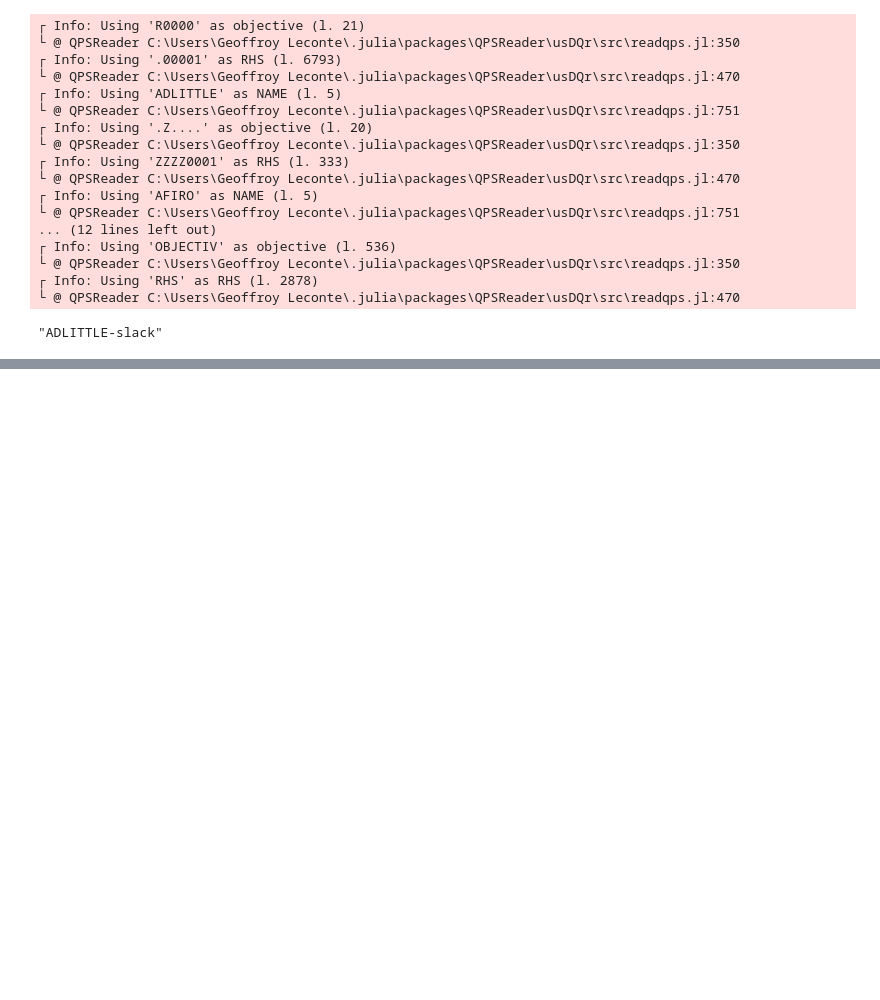
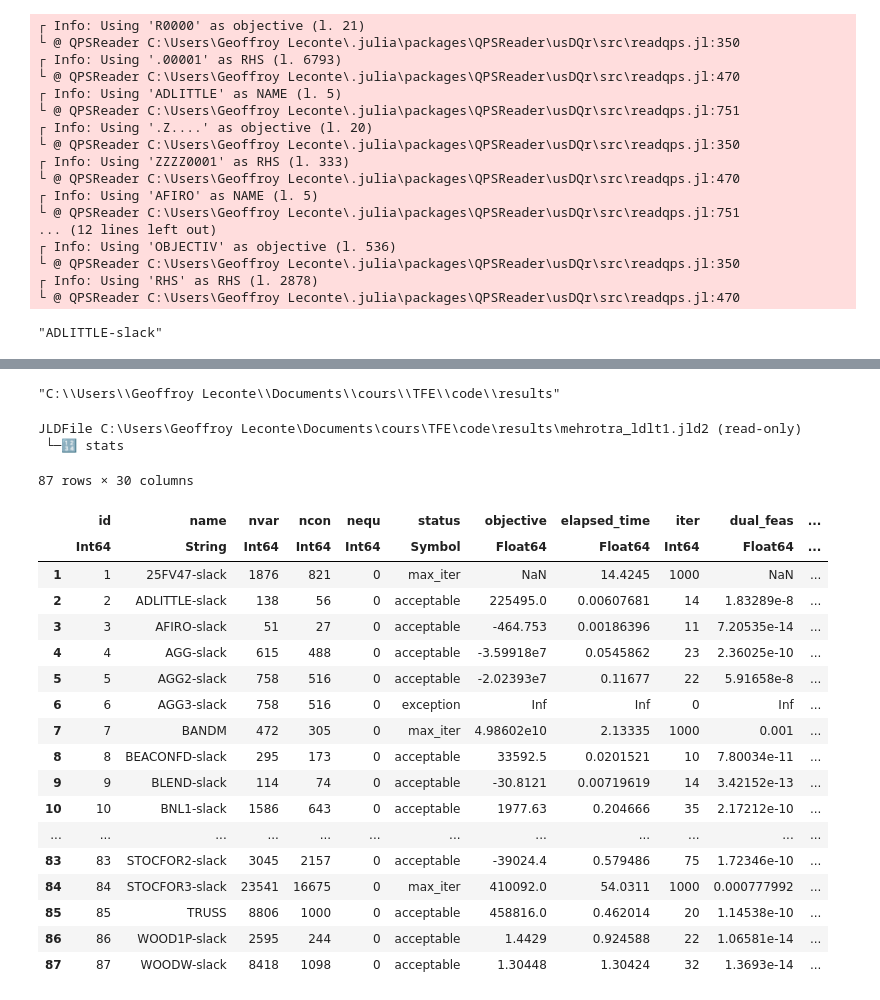
Before and after one commit to geoffroyleconte/StageOptim, a Jupyter notebook: Mehrotra_bounds_x.ipynb, the cells around one changed output, grey strips where cells are left out. Saved outputs shown, nothing was run; the diff lists cells and outputs as text; code cells hidden in the pictures; blank space fills up the shorter version.

```diff
--- a/Mehrotra_bounds_x.ipynb
+++ b/Mehrotra_bounds_x.ipynb
@@ -1105,0 +1168,33 @@ markdown_table(stdout, problems_stats)
+# %%
+res_path = "C:\\Users\\Geoffroy Leconte\\Documents\\cours\\TFE\\code\\results"
+# %% [output]
+"C:\\Users\\Geoffroy Leconte\\Documents\\cours\\TFE\\code\\results"
+# %%
+file = jldopen(string(res_path, "\\mehrotra_ldlt1.jld2"), "r")
+# %% [output]
+JLDFile C:\Users\Geoffroy Leconte\Documents\cours\TFE\code\results\mehrotra_ldlt1.jld2 (read-only)
+ └─🔢 stats
+# %%
+withenv("COLUMNS" => 600, "LINES" => 200) do
+    display(file["stats"])
+end
+# %% [output]
+87 rows × 30 columns
+|  | id | name | nvar | ncon | nequ | status | objective | elapsed_time | iter | dual_feas | ... |
+|  | Int64 | String | Int64 | Int64 | Int64 | Symbol | Float64 | Float64 | Int64 | Float64 | ... |
+| 1 | 1 | 25FV47-slack | 1876 | 821 | 0 | max_iter | NaN | 14.4245 | 1000 | NaN | ... |
+| 2 | 2 | ADLITTLE-slack | 138 | 56 | 0 | acceptable | 225495.0 | 0.00607681 | 14 | 1.83289e-8 | ... |
+| 3 | 3 | AFIRO-slack | 51 | 27 | 0 | acceptable | -464.753 | 0.00186396 | 11 | 7.20535e-14 | ... |
+| 4 | 4 | AGG-slack | 615 | 488 | 0 | acceptable | -3.59918e7 | 0.0545862 | 23 | 2.36025e-10 | ... |
+| 5 | 5 | AGG2-slack | 758 | 516 | 0 | acceptable | -2.02393e7 | 0.11677 | 22 | 5.91658e-8 | ... |
+| 6 | 6 | AGG3-slack | 758 | 516 | 0 | exception | Inf | Inf | 0 | Inf | ... |
+| 7 | 7 | BANDM | 472 | 305 | 0 | max_iter | 4.98602e10 | 2.13335 | 1000 | 0.001 | ... |
+| 8 | 8 | BEACONFD-slack | 295 | 173 | 0 | acceptable | 33592.5 | 0.0201521 | 10 | 7.80034e-11 | ... |
+| 9 | 9 | BLEND-slack | 114 | 74 | 0 | acceptable | -30.8121 | 0.00719619 | 14 | 3.42152e-13 | ... |
+| 10 | 10 | BNL1-slack | 1586 | 643 | 0 | acceptable | 1977.63 | 0.204666 | 35 | 2.17212e-10 | ... |
+| ... | ... | ... | ... | ... | ... | ... | ... | ... | ... | ... | ... |
+| 83 | 83 | STOCFOR2-slack | 3045 | 2157 | 0 | acceptable | -39024.4 | 0.579486 | 75 | 1.72346e-10 | ... |
+| 84 | 84 | STOCFOR3-slack | 23541 | 16675 | 0 | max_iter | 410092.0 | 54.0311 | 1000 | 0.000777992 | ... |
+| 85 | 85 | TRUSS | 8806 | 1000 | 0 | acceptable | 458816.0 | 0.462014 | 20 | 1.14538e-10 | ... |
+| 86 | 86 | WOOD1P-slack | 2595 | 244 | 0 | acceptable | 1.4429 | 0.924588 | 22 | 1.06581e-14 | ... |
+| 87 | 87 | WOODW-slack | 8418 | 1098 | 0 | acceptable | 1.30448 | 1.30424 | 32 | 1.3693e-14 | ... |
```
Also changed, not shown: parts of 18 cells of this notebook.
